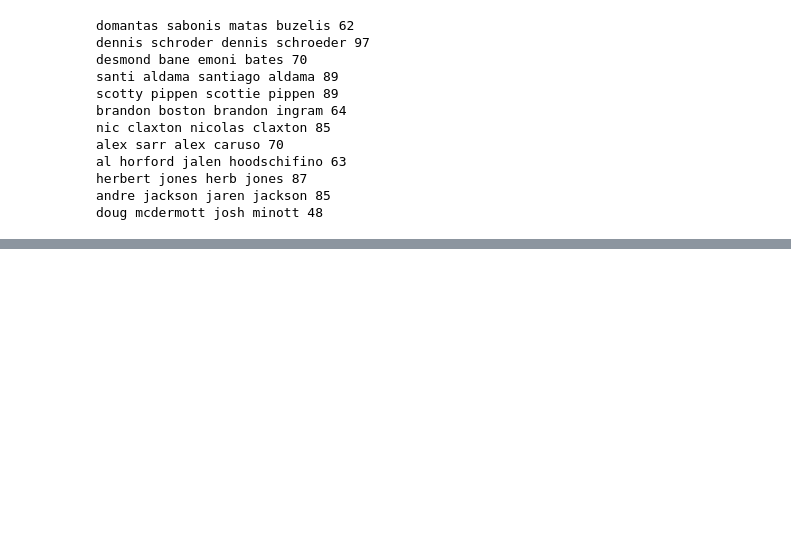
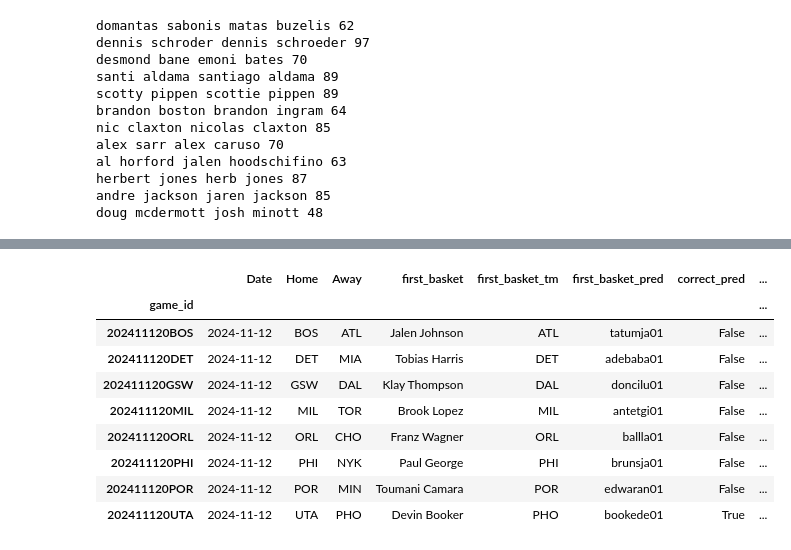
Before and after one commit to martinbog19/LeFirstBasket, a Jupyter notebook: daily.ipynb, the cells around one changed output, grey strips where cells are left out. Cells and saved outputs as stored; diff of their text form; code cells hidden in the pictures; blank space fills up the shorter version.

```diff
--- a/daily.ipynb
+++ b/daily.ipynb
@@ -326,0 +309,2 @@ players_ratings
+# %%
+player_metadata = pd.read_csv('data/player_metadata.csv')
@@ -326,0 +419,17 @@ players_ratings
+# %%
+playerId_map = dict(zip(player_metadata['player_id'], player_metadata['name']))
+# %%
+first_basket_df['first_basket'] = first_basket_df['first_basket'].map(playerId_map)
+# %%
+first_basket_df
+# %% [output]
+|  | Date | Home | Away | first_basket | first_basket_tm | first_basket_pred | correct_pred | ... |
+| game_id |  |  |  |  |  |  |  | ... |
+| 202411120BOS | 2024-11-12 | BOS | ATL | Jalen Johnson | ATL | tatumja01 | False | ... |
+| 202411120DET | 2024-11-12 | DET | MIA | Tobias Harris | DET | adebaba01 | False | ... |
+| 202411120GSW | 2024-11-12 | GSW | DAL | Klay Thompson | DAL | doncilu01 | False | ... |
+| 202411120MIL | 2024-11-12 | MIL | TOR | Brook Lopez | MIL | antetgi01 | False | ... |
+| 202411120ORL | 2024-11-12 | ORL | CHO | Franz Wagner | ORL | ballla01 | False | ... |
+| 202411120PHI | 2024-11-12 | PHI | NYK | Paul George | PHI | brunsja01 | False | ... |
+| 202411120POR | 2024-11-12 | POR | MIN | Toumani Camara | POR | edwaran01 | False | ... |
+| 202411120UTA | 2024-11-12 | UTA | PHO | Devin Booker | PHO | bookede01 | True | ... |
```
Also changed, not shown: parts of 16 cells of this notebook, 7 other files.
